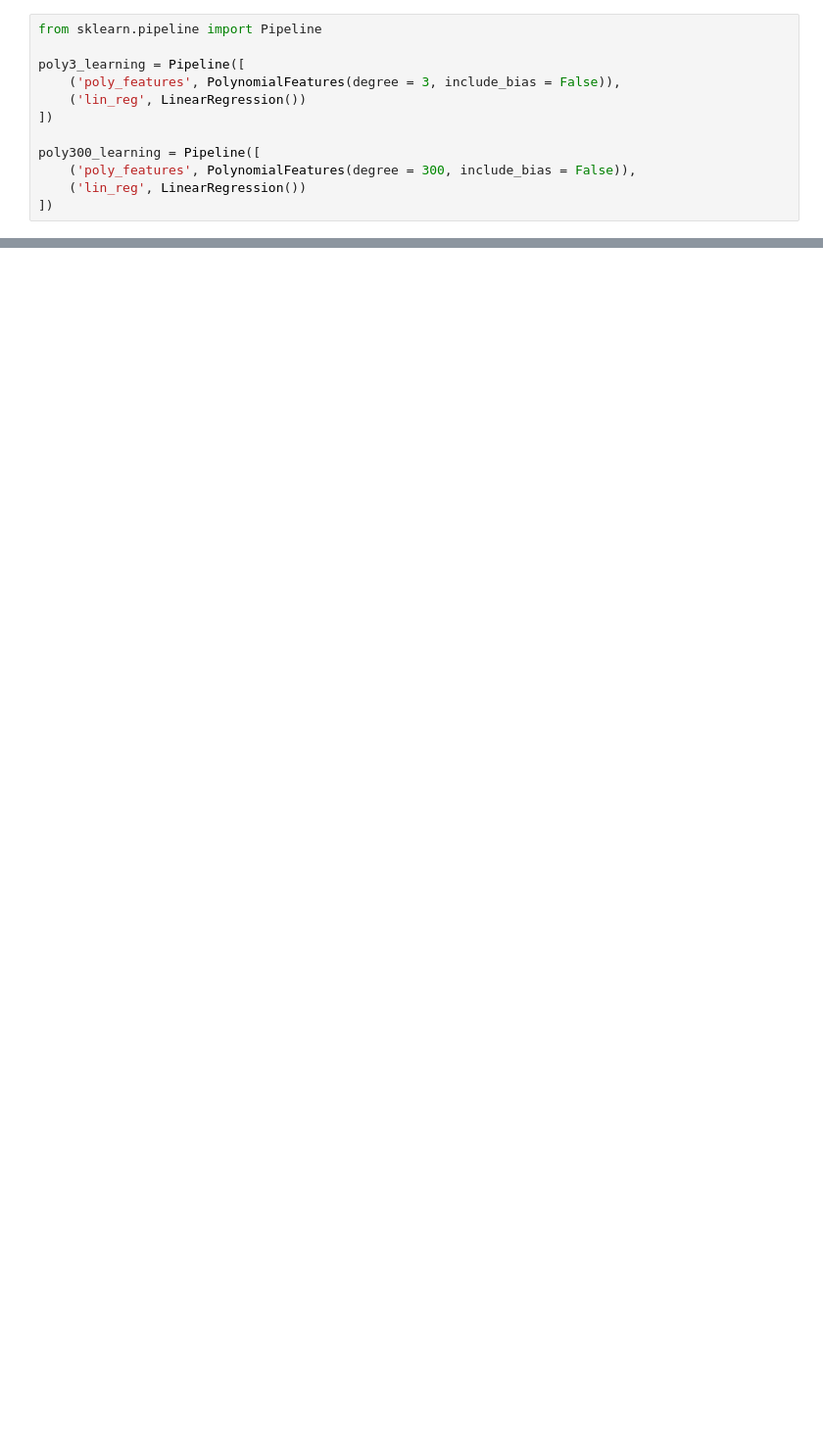
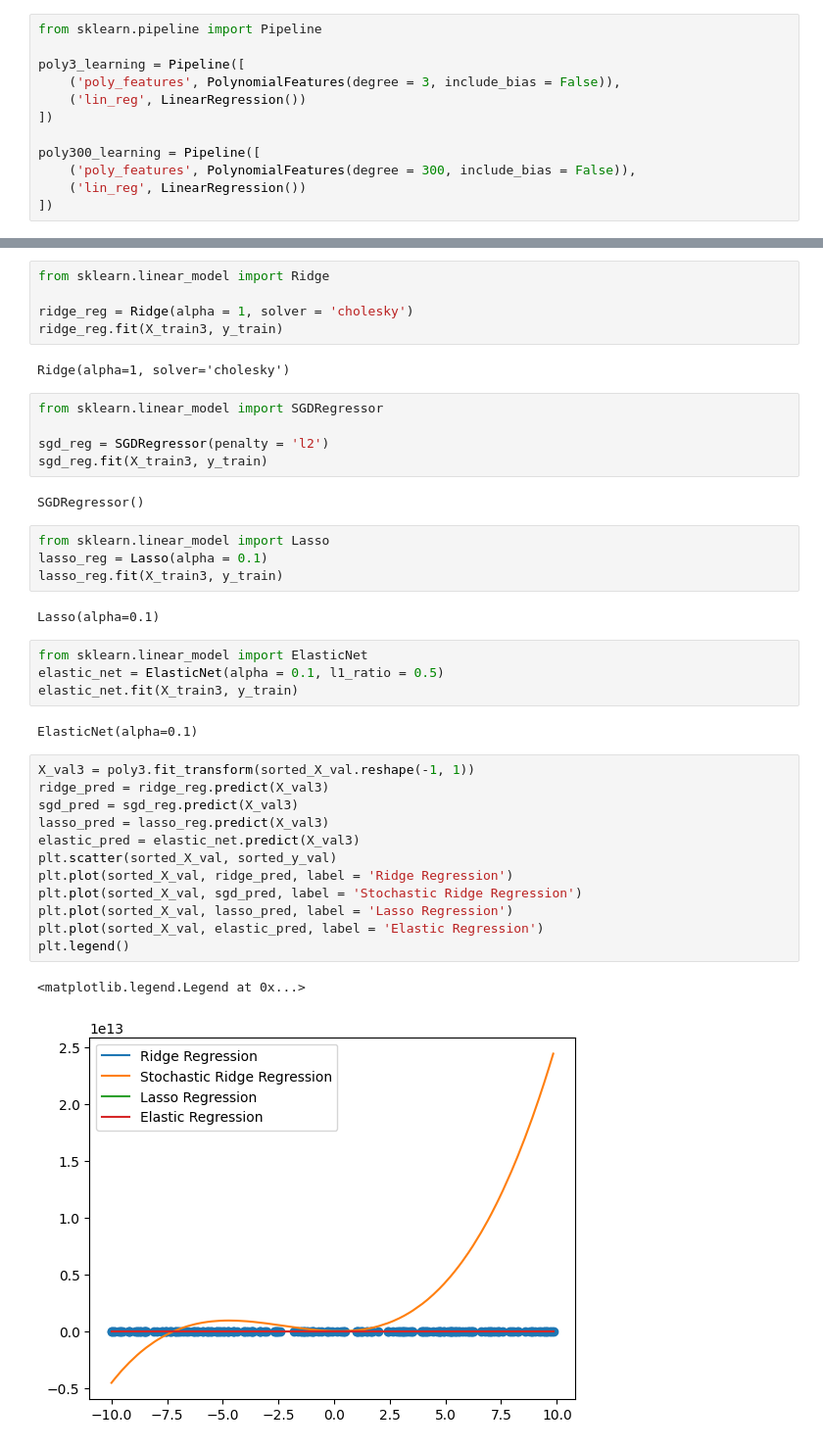
Before and after one commit to richardronyo/ml-experiments, a Jupyter notebook: homl/training_models.ipynb, the cells around one changed output, grey strips where cells are left out. Shown at 98% size. Saved outputs shown, nothing was run; the diff lists cells and outputs as text; blank space fills up the shorter version.

```diff
--- a/homl/training_models.ipynb
+++ b/homl/training_models.ipynb
@@ -108,0 +122,41 @@ TypeError: 'Pipeline' object is not callable
+# %%
+from sklearn.linear_model import Ridge
+
+ridge_reg = Ridge(alpha = 1, solver = 'cholesky')
+ridge_reg.fit(X_train3, y_train)
+# %% [output]
+Ridge(alpha=1, solver='cholesky')
+# %%
+from sklearn.linear_model import SGDRegressor
+
+sgd_reg = SGDRegressor(penalty = 'l2')
+sgd_reg.fit(X_train3, y_train)
+# %% [output]
+SGDRegressor()
+# %%
+from sklearn.linear_model import Lasso
+lasso_reg = Lasso(alpha = 0.1)
+lasso_reg.fit(X_train3, y_train)
+# %% [output]
+Lasso(alpha=0.1)
+# %%
+from sklearn.linear_model import ElasticNet
+elastic_net = ElasticNet(alpha = 0.1, l1_ratio = 0.5)
+elastic_net.fit(X_train3, y_train)
+# %% [output]
+ElasticNet(alpha=0.1)
+# %%
+X_val3 = poly3.fit_transform(sorted_X_val.reshape(-1, 1))
+ridge_pred = ridge_reg.predict(X_val3)
+sgd_pred = sgd_reg.predict(X_val3)
+lasso_pred = lasso_reg.predict(X_val3)
+elastic_pred = elastic_net.predict(X_val3)
+plt.scatter(sorted_X_val, sorted_y_val)
+plt.plot(sorted_X_val, ridge_pred, label = 'Ridge Regression')
+plt.plot(sorted_X_val, sgd_pred, label = 'Stochastic Ridge Regression')
+plt.plot(sorted_X_val, lasso_pred, label = 'Lasso Regression')
+plt.plot(sorted_X_val, elastic_pred, label = 'Elastic Regression')
+plt.legend()
+# %% [output]
+<matplotlib.legend.Legend at 0x...>
+[figure, added]
```
Also changed, not shown: parts of 7 cells of this notebook, 4 other files.
